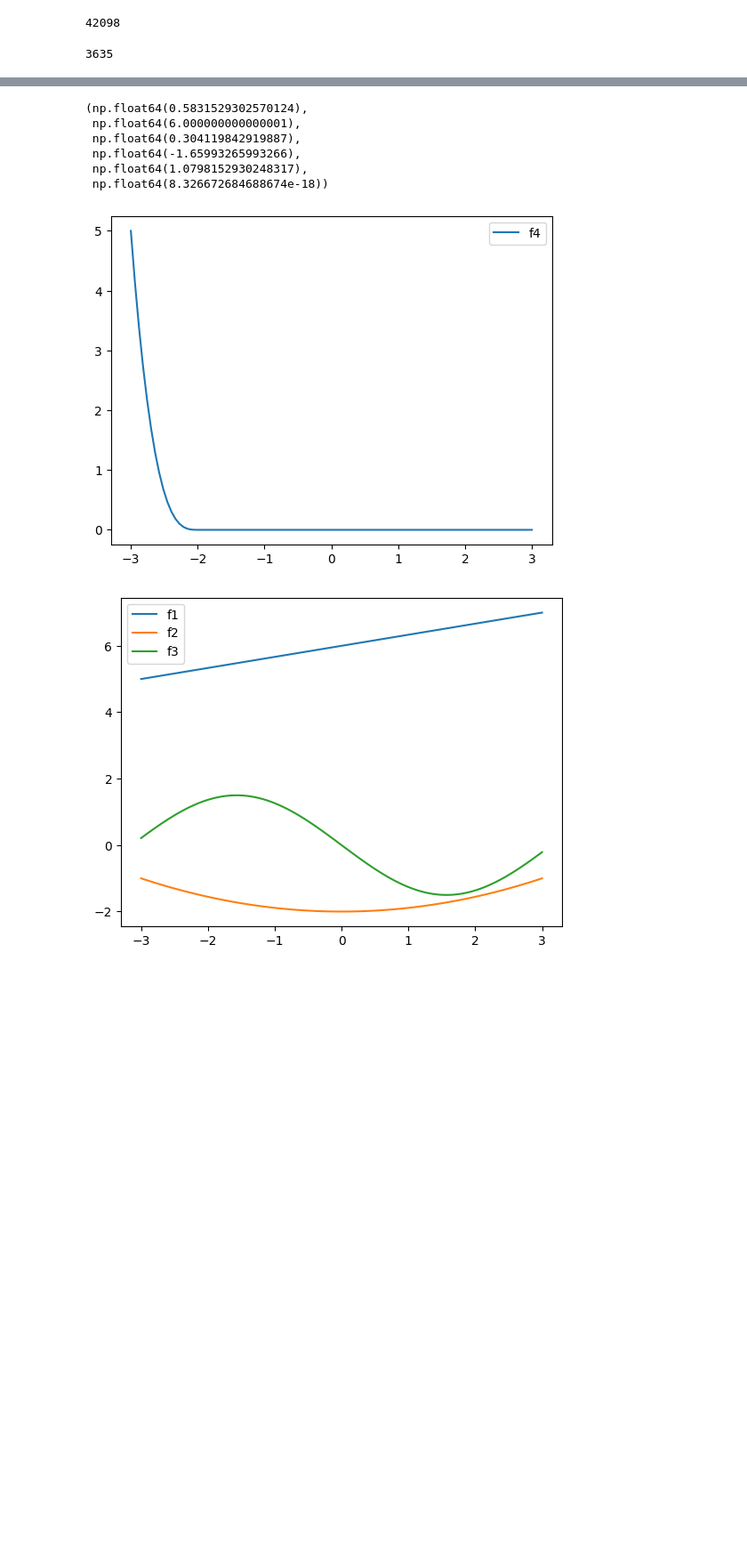
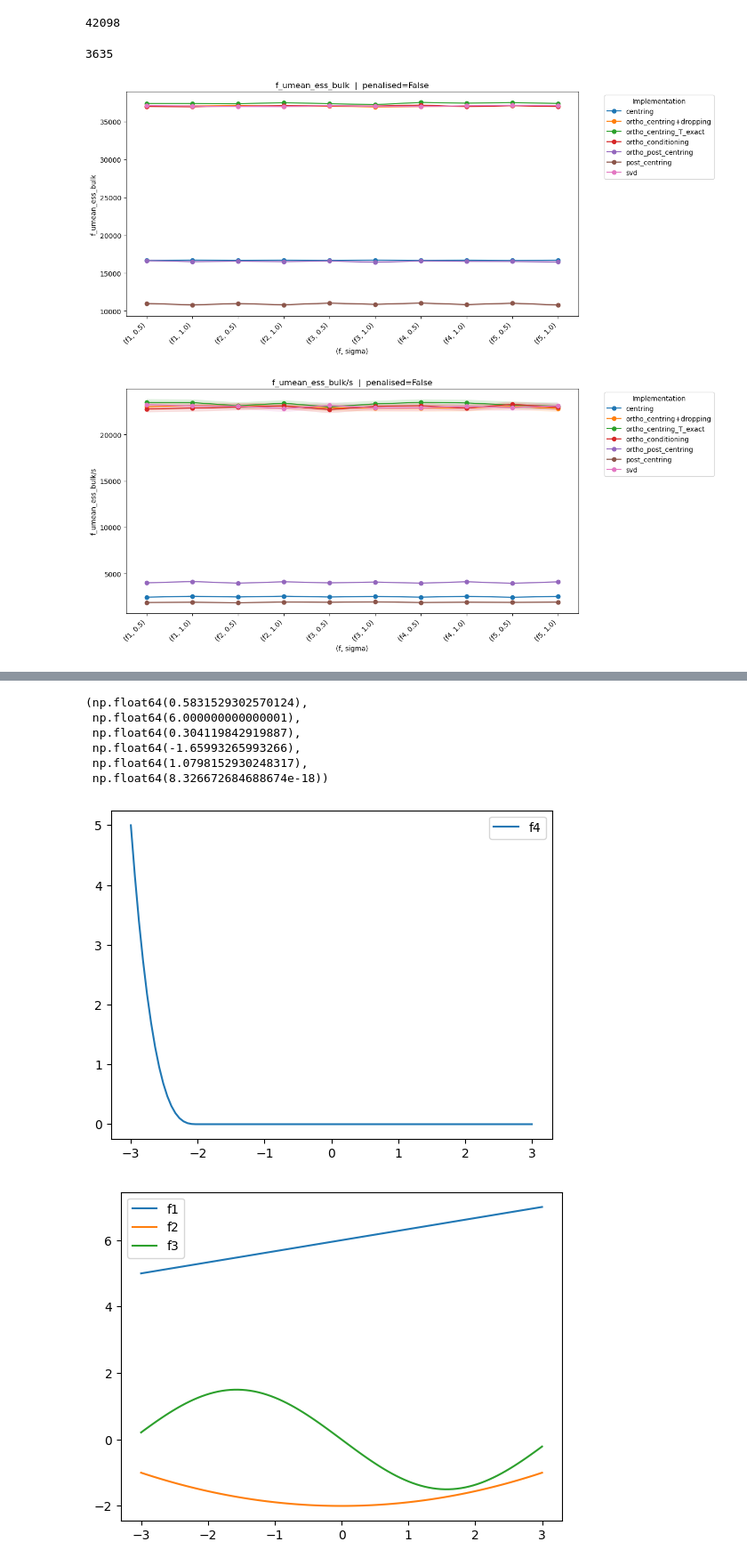
Before and after one commit to lr1021/p-splines, a Jupyter notebook: len.ipynb, the cells around one changed output, grey strips where cells are left out. Shown at 89% size. Cells and saved outputs as stored; diff of their text form; code cells hidden in the pictures; blank space fills up the shorter version.

Commit message:
task summaries report

```diff
--- a/len.ipynb
+++ b/len.ipynb
@@ -11,0 +18,2 @@ len(pd.read_csv('run(ortho_diag_all_fxtau_long)/timings.csv'))
+# %%
+keys = {'reports_path': 'run_tau1e_6_a1b1k20_data12345newf1/reports'}
@@ -11,0 +90,78 @@ len(pd.read_csv('run(ortho_diag_all_fxtau_long)/timings.csv'))
+# %%
+for penalised in sorted(tasks_df['penalised'].unique()):
+
+    current_df = tasks_df[tasks_df['penalised'] == penalised].copy()
+
+    # Define task ordering once
+    tasks = (
+        current_df[['f', 'sigma']]
+        .drop_duplicates()
+        .sort_values(['f', 'sigma'])
+    )
+
+    task_labels = [
+        f"({f}, {sigma})"
+        for f, sigma in zip(tasks['f'], tasks['sigma'])
+    ]
+
+    x = np.arange(len(tasks))
+
+    for metric, val_col, sd_col in zip(
+        metric_list['metric'],
+        metric_list['val_col'],
+        metric_list['sd_col']
+    ):
+
+        fig, ax = plt.subplots(figsize=(12, 6))
+
+        for implementation in sorted(current_df['Implementation'].unique()):
+
+            impl_df = current_df[
+                current_df['Implementation'] == implementation
+            ]
+
+            # align to task order
+            plot_df = tasks.merge(
+                impl_df,
+                on=['f', 'sigma'],
+                how='left'
+            )
+
+            y = plot_df[val_col].astype(float).values
+
+            if sd_col is not None:
+                se = (
+                    plot_df[sd_col].astype(float).values
+                    / np.sqrt(plot_df['n_replications'].astype(float).values)
+                )
+            else:
+                se = np.zeros_like(y)
+
+            ax.plot(x, y, marker='o', label=implementation)
+
+            if sd_col is not None:
+                ax.fill_between(
+                    x,
+                    y - se,
+                    y + se,
+                    alpha=0.15
+                )
+
+        ax.set_xticks(x)
+        ax.set_xticklabels(task_labels, rotation=45, ha='right')
+
+        ax.set_xlabel("(f, sigma)")
+        ax.set_ylabel(metric)
+        ax.set_title(
+            f"{metric}  |  penalised={penalised}"
+        )
+
+        ax.legend(
+            title="Implementation",
+            bbox_to_anchor=(1.05, 1)
+        )
+        #plt.tight_layout()
+        plt.show()
+# %% [output]
+[figure, added]
+[figure, added]
```
Also changed, not shown: parts of 8 cells of this notebook, 3 other files.
